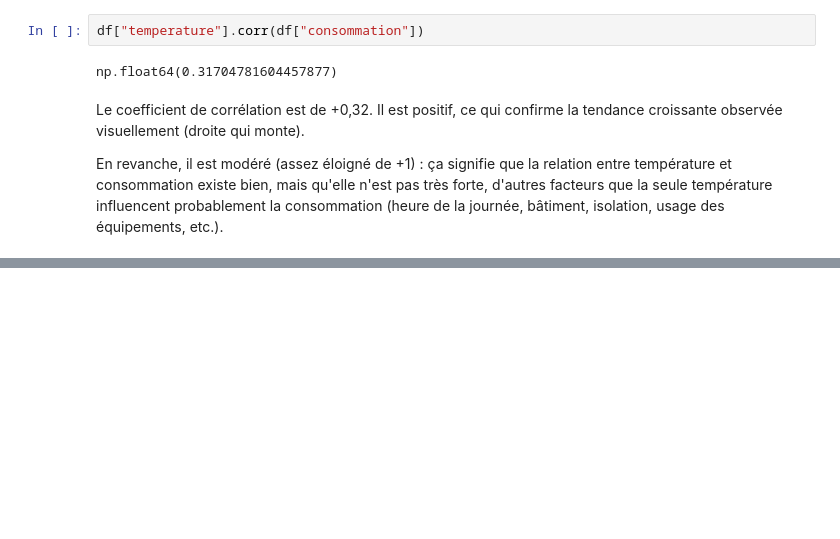
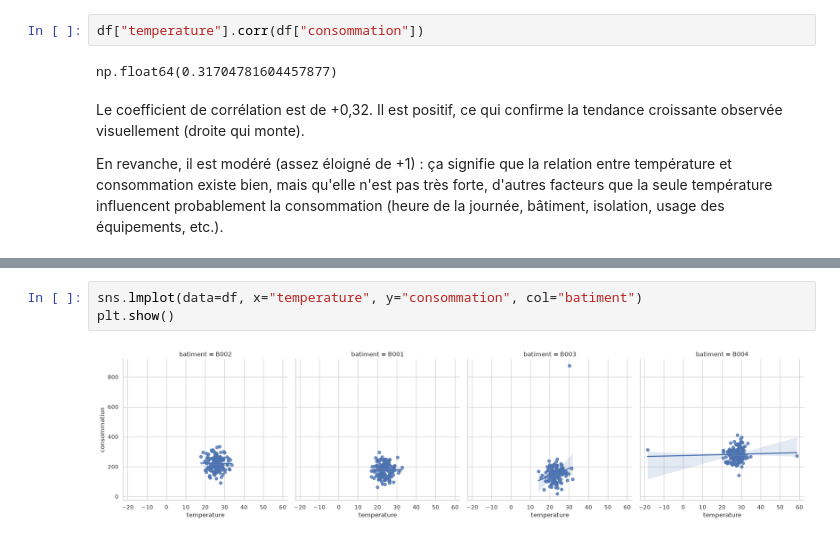
Before and after one commit to Fattimm/atelier_seaborn_iot, a Jupyter notebook: notebooks/atelier_seaborn_iot.ipynb, the cells around one changed output, grey strips where cells are left out. Cells and saved outputs as stored; diff of their text form; blank space fills up the shorter version.

```diff
--- a/notebooks/atelier_seaborn_iot.ipynb
+++ b/notebooks/atelier_seaborn_iot.ipynb
@@ -532,0 +544,5 @@ En revanche, il est modéré (assez éloigné de +1) : ça signifie que la relat
+# %%
+sns.lmplot(data=df, x="temperature", y="consommation", col="batiment")
+plt.show()
+# %% [output]
+[figure, added]
```
Also changed, not shown: parts of 7 cells of this notebook.
